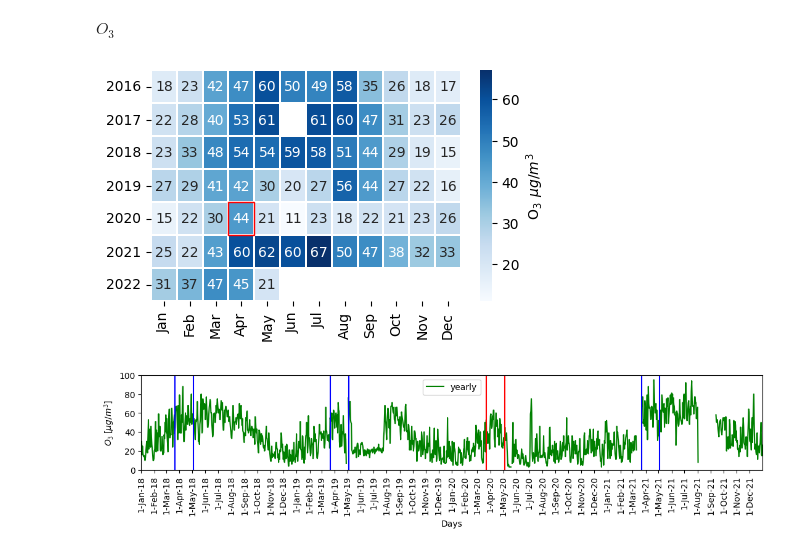
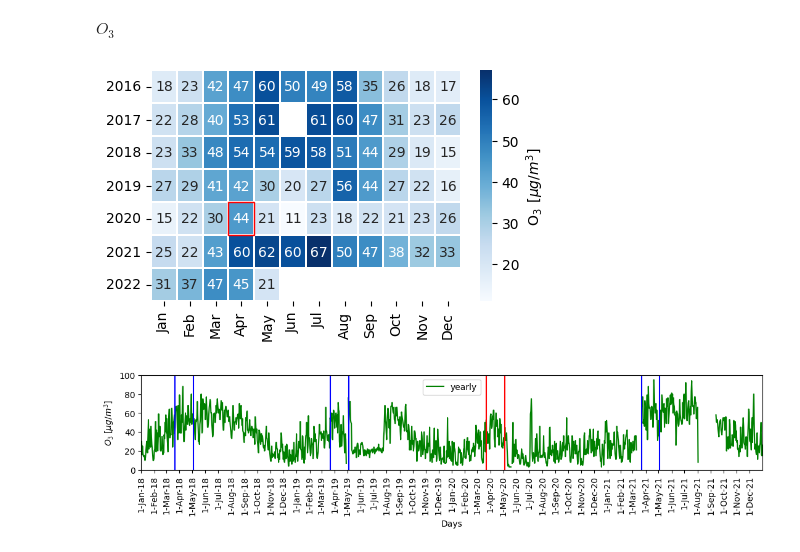
Before and after one commit to costpetrides/Air-pollution-COVID-19-impact, a Jupyter notebook: Yearly/ATH.ipynb, the cells around one changed output. Cells and saved outputs as stored; diff of their text form; code cells hidden in the pictures.

```diff
--- a/Yearly/ATH.ipynb
+++ b/Yearly/ATH.ipynb
@@ -188,35 +188,35 @@ array = [[ 18, 23, 42, 47, 60, 50, 49, 58, 35, 26, 18, 17],
          [ 22, 28, 40, 53, 61, None, 61, 60, 47, 31, 23, 26],
          [ 23, 33, 48, 54, 54, 59, 58, 51, 44, 29, 19, 15],    # G: years and S: months
          [ 27, 29, 41, 42, 30, 20, 27, 56, 44, 27, 22, 16],
          [ 15, 22, 30, 44, 21, 11, 23, 18, 22, 21, 23, 26],
          [ 25, 22, 43, 60, 62, 60, 67, 50, 47, 38, 32, 33],
          [ 31, 37, 47, 45, 21, None, None,None,None,None,None,None]]
 
 month=['Jan', 'Feb', 'Mar', 'Apr', 'May', 'Jun', 'Jul', 'Aug', 'Sep', 'Oct', 'Nov', 'Dec']
 year=['2016','2017','2018','2019','2020','2021','2022']
 
 df_cm = pd.DataFrame(array, index = year,
                      columns = month)
 
 plt.figure(figsize = (5,3))
 
-sn.heatmap(df_cm, annot=True, linewidth=0.01, cbar_kws={'label': '$Ο_{3} \:\: μg/m^{3}$'}, cmap='Blues',fmt='g')
+sn.heatmap(df_cm, annot=True, linewidth=0.01, cbar_kws={'label': '$Ο_{3} \:\: [μg/m^{3}]$'}, cmap='Blues',fmt='g')
 
 # Highlighting the cell 'April 2020'
 target_year = '2020'
 target_month = 'Apr'
 
 # Find the index positions of the target year and month
 target_year_index = df_cm.index.get_loc(target_year)
 target_month_index = df_cm.columns.get_loc(target_month)
 
 # Add a red border to the target cell
 plt.gca().add_patch(patches.Rectangle((target_month_index, target_year_index), 1, 1, fill=False, edgecolor='red', lw=1))
 
 plt.savefig('heatmap.png')
 plt.savefig('heatmap.pdf')
 # %% [output]
-[figure, old version]
+[figure, new version]
 # %%
 plt.figure(figsize=(13,2))
 
```
Also changed, not shown: parts of 4 cells of this notebook.
